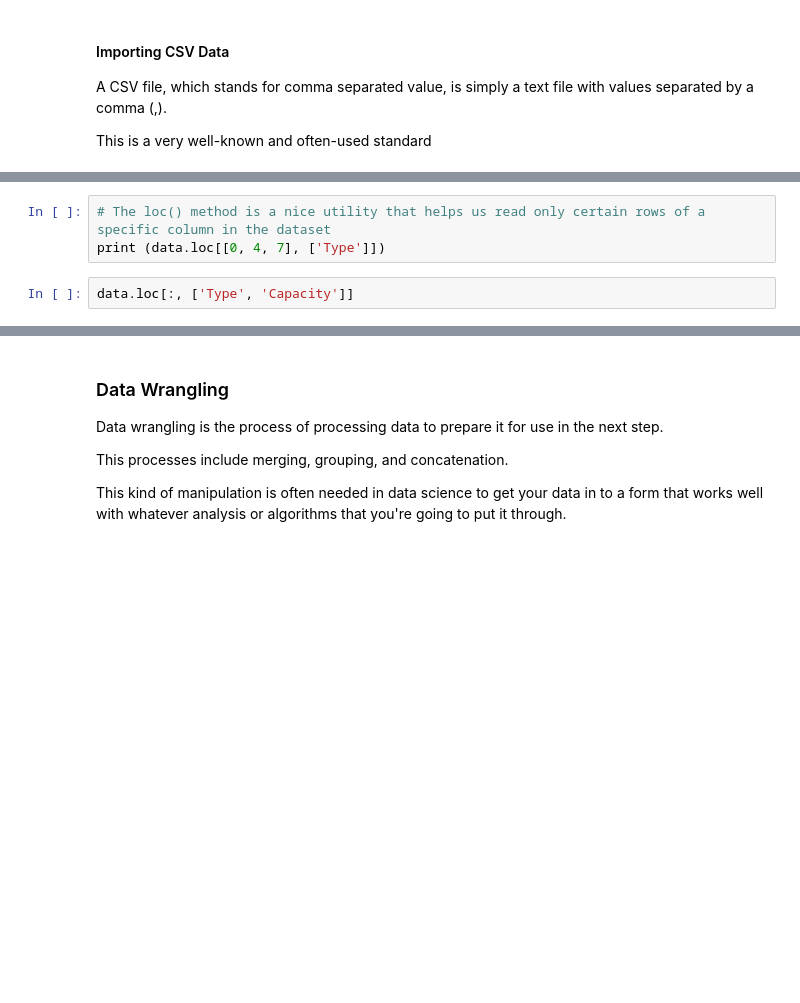
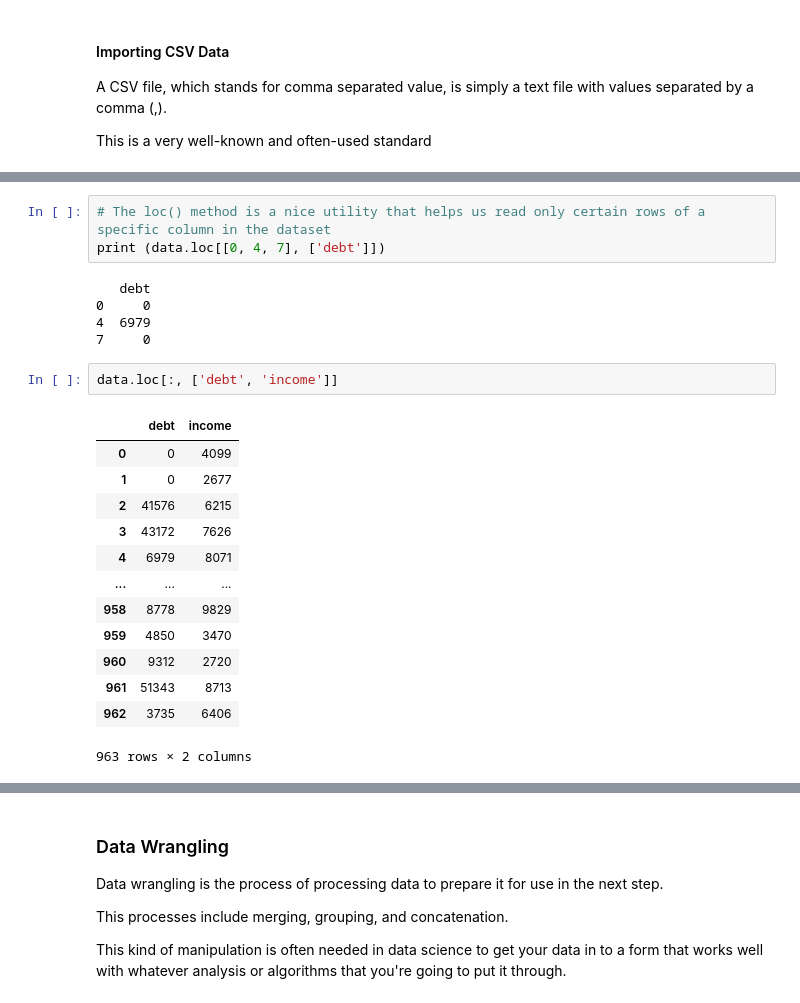
Before and after one commit to yvvswaraag/FML, a Jupyter notebook: pandas.ipynb, the cells around one changed output, grey strips where cells are left out. Drawn from its saved outputs; the diff is of its cells as text; blank space fills up the shorter version.

```diff
--- a/pandas.ipynb
+++ b/pandas.ipynb
@@ -153,6 +205,25 @@ data['Capacity']
 # %%
 # The loc() method is a nice utility that helps us read only certain rows of a specific column in the dataset
-print (data.loc[[0, 4, 7], ['Type']])
+print (data.loc[[0, 4, 7], ['debt']])
+# %% [output]
+   debt
+0     0
+4  6979
+7     0
 # %%
-data.loc[:, ['Type', 'Capacity']]
+data.loc[:, ['debt', 'income']]
+# %% [output]
+|  | debt | income |
+| 0 | 0 | 4099 |
+| 1 | 0 | 2677 |
+| 2 | 41576 | 6215 |
+| 3 | 43172 | 7626 |
+| 4 | 6979 | 8071 |
+| ... | ... | ... |
+| 958 | 8778 | 9829 |
+| 959 | 4850 | 3470 |
+| 960 | 9312 | 2720 |
+| 961 | 51343 | 8713 |
+| 962 | 3735 | 6406 |
+963 rows × 2 columns
 # %%
```
Also changed, not shown: parts of 7 cells of this notebook.
